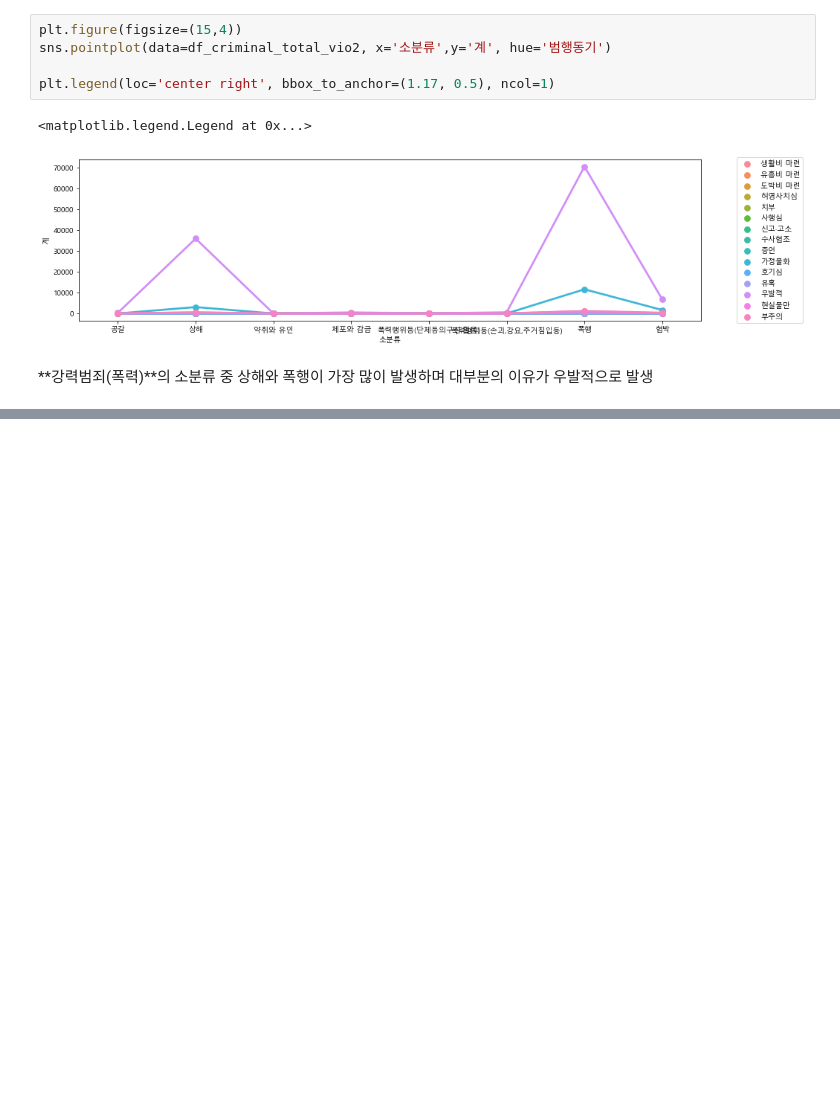
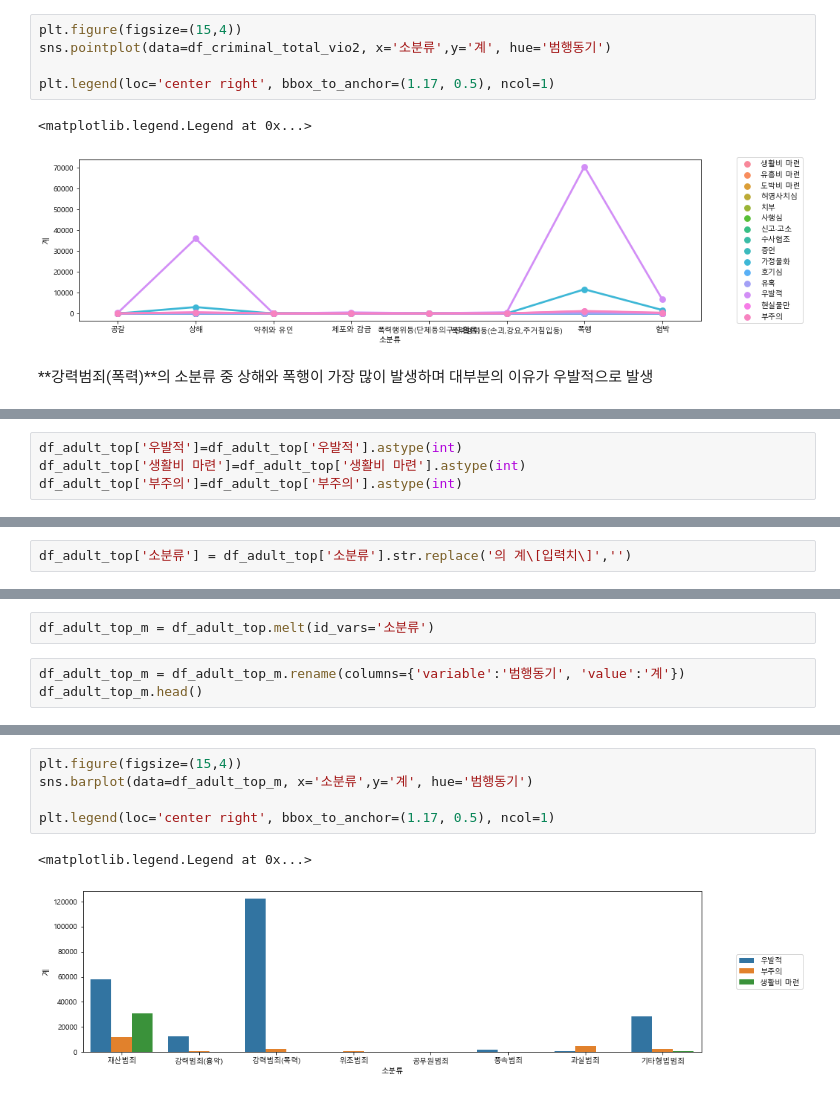
Before and after one commit to hkim11656/crime_analysis, a Jupyter notebook: 06_소년 범죄자와 일반 범죄자의 범행 동기 차이 분석_김유민.ipynb, the cells around one changed output, grey strips where cells are left out. Drawn from its saved outputs; the diff is of its cells as text; blank space fills up the shorter version.

```diff
--- a/06_소년 범죄자와 일반 범죄자의 범행 동기 차이 분석_김유민.ipynb
+++ b/06_소년 범죄자와 일반 범죄자의 범행 동기 차이 분석_김유민.ipynb
@@ -972,0 +1303,4 @@ plt.legend(loc='center right', bbox_to_anchor=(1.17, 0.5), ncol=1)
+# %%
+df_adult_top['우발적']=df_adult_top['우발적'].astype(int)
+df_adult_top['생활비 마련']=df_adult_top['생활비 마련'].astype(int)
+df_adult_top['부주의']=df_adult_top['부주의'].astype(int)
@@ -972,0 +1319,2 @@ plt.legend(loc='center right', bbox_to_anchor=(1.17, 0.5), ncol=1)
+# %%
+df_adult_top['소분류'] = df_adult_top['소분류'].str.replace('의 계\[입력치\]','')
@@ -972,0 +1333,5 @@ plt.legend(loc='center right', bbox_to_anchor=(1.17, 0.5), ncol=1)
+# %%
+df_adult_top_m = df_adult_top.melt(id_vars='소분류')
+# %%
+df_adult_top_m = df_adult_top_m.rename(columns={'variable':'범행동기', 'value':'계'})
+df_adult_top_m.head()
@@ -972,0 +1345,8 @@ plt.legend(loc='center right', bbox_to_anchor=(1.17, 0.5), ncol=1)
+# %%
+plt.figure(figsize=(15,4))
+sns.barplot(data=df_adult_top_m, x='소분류',y='계', hue='범행동기')
+
+plt.legend(loc='center right', bbox_to_anchor=(1.17, 0.5), ncol=1)
+# %% [output]
+<matplotlib.legend.Legend at 0x...>
+[figure, added]
```
Also changed, not shown: parts of 44 cells of this notebook.
